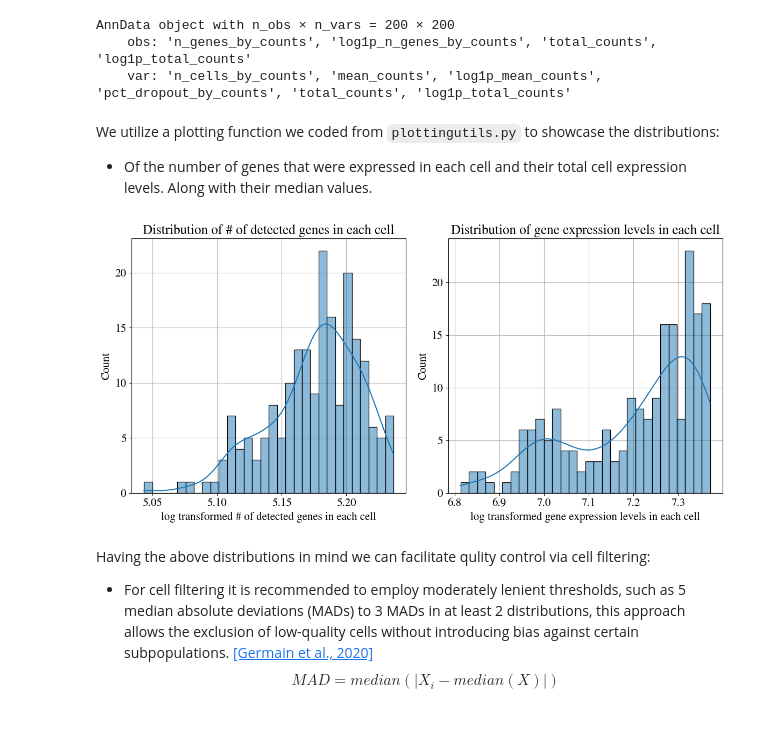
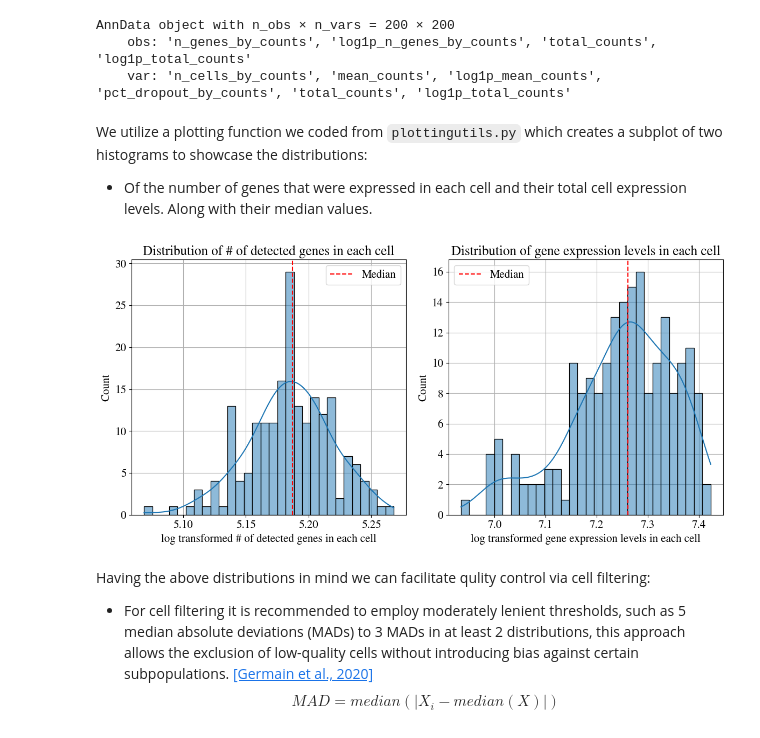
Before and after one commit to KyriakosPsa/scGmix-ML-pipeline, a Jupyter notebook: preprocessing.ipynb, the cells around one changed output. Cells and saved outputs as stored; diff of their text form; code cells hidden in the pictures.

```diff
--- a/preprocessing.ipynb
+++ b/preprocessing.ipynb
@@ -37,7 +43,7 @@ We adopt a more explainable approach. Our strategy involves showcasing the reaso
 # %% [markdown]
 First of all we load the dataset we will use to demonstrate each step of the pipeline, `sc.read_csv` loads it in an AnnData object, where `n_obs` correspond to the number of cells and `n_vars` to the number of genes.
 # %%
-adata = sc.read_csv("datasets/dataset1.csv")
+adata = sc.read_csv("datasets/dataset3.csv")
 adata
 # %% [output]
 AnnData object with n_obs × n_vars = 200 × 200
@@ -64,7 +70,7 @@ AnnData object with n_obs × n_vars = 200 × 200
     obs: 'n_genes_by_counts', 'log1p_n_genes_by_counts', 'total_counts', 'log1p_total_counts'
     var: 'n_cells_by_counts', 'mean_counts', 'log1p_mean_counts', 'pct_dropout_by_counts', 'total_counts', 'log1p_total_counts'
 # %% [markdown]
-We utilize a plotting function we coded from `plottingutils.py` to showcase the distributions:
+We utilize a plotting function we coded from `plottingutils.py` which creates a subplot of two histograms to showcase the distributions:
 
 - Of the number of genes that were expressed in each cell and their total cell expression levels. Along with their median values.
 # %%
@@ -72,12 +78,13 @@ from plottingutils import hist_subplot
 # %%
 hist_subplot(data1 = adata.obs["log1p_n_genes_by_counts"],
              data2 = adata.obs["log1p_total_counts"],
              xlabel1= "log transformed # of detected genes in each cell",
              xlabel2 = "log transformed gene expression levels in each cell",
              title1="Distribution of # of detected genes in each cell",
-             title2= "Distribution of gene expression levels in each cell")
+             title2= "Distribution of gene expression levels in each cell",
+             plot_median=True)
 # %% [output]
-[figure, old version]
+[figure, new version]
 # %% [markdown]
 Having the above distributions in mind we can facilitate qulity control via cell filtering:
 
```
Also changed, not shown: parts of 27 cells of this notebook.
